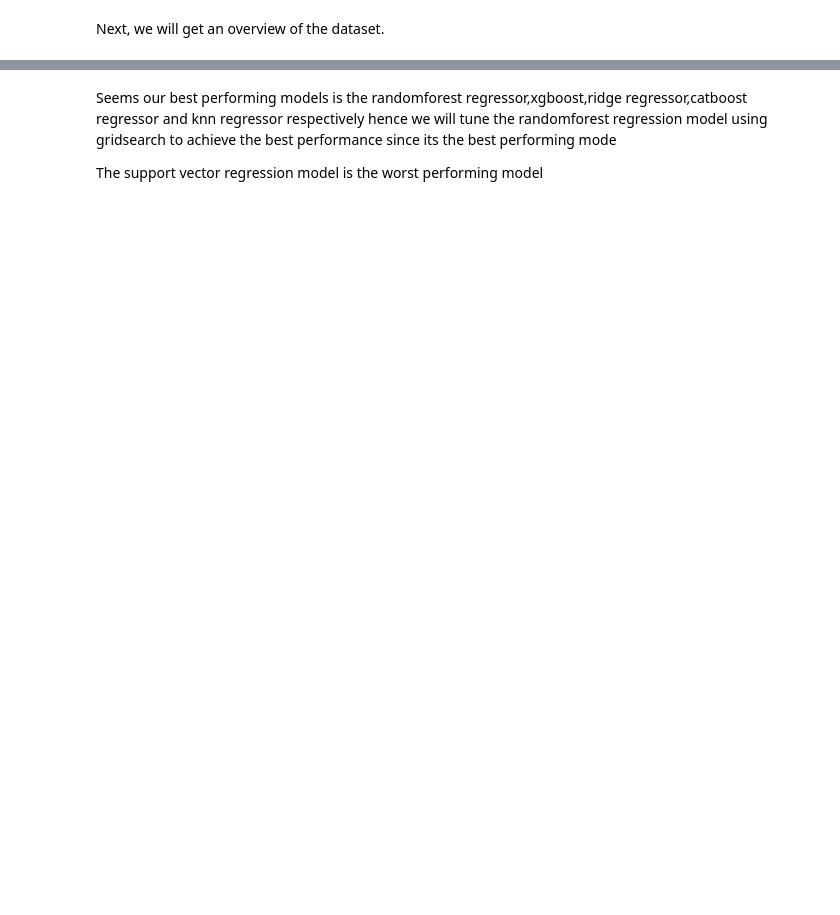
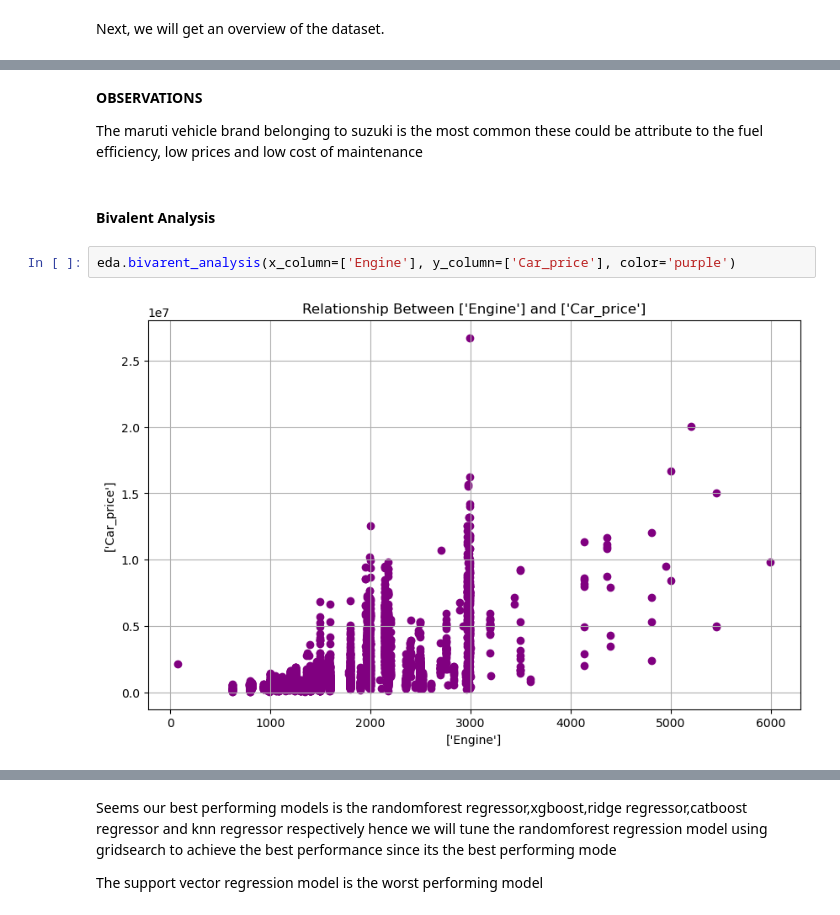
Before and after one commit to jakkkc/car_price, a Jupyter notebook: index.ipynb, the cells around one changed output, grey strips where cells are left out. Cells and saved outputs as stored; diff of their text form; blank space fills up the shorter version.

```diff
--- a/index.ipynb
+++ b/index.ipynb
@@ -490,0 +499,10 @@ Knn Regression - MAE: 426988.4850498339, MSE: 873840171044.5515, R^2: 0.74538502
+# %% [markdown]
+**OBSERVATIONS**
+
+The maruti vehicle brand belonging to suzuki is the most common these could be attribute to the fuel efficiency, low prices and low cost of maintenance
+# %% [markdown]
+#### Bivalent Analysis
+# %%
+eda.bivarent_analysis(x_column=['Engine'], y_column=['Car_price'], color='purple')
+# %% [output]
+[figure, added]
```
Also changed, not shown: parts of 70 cells of this notebook, 14 other files.
